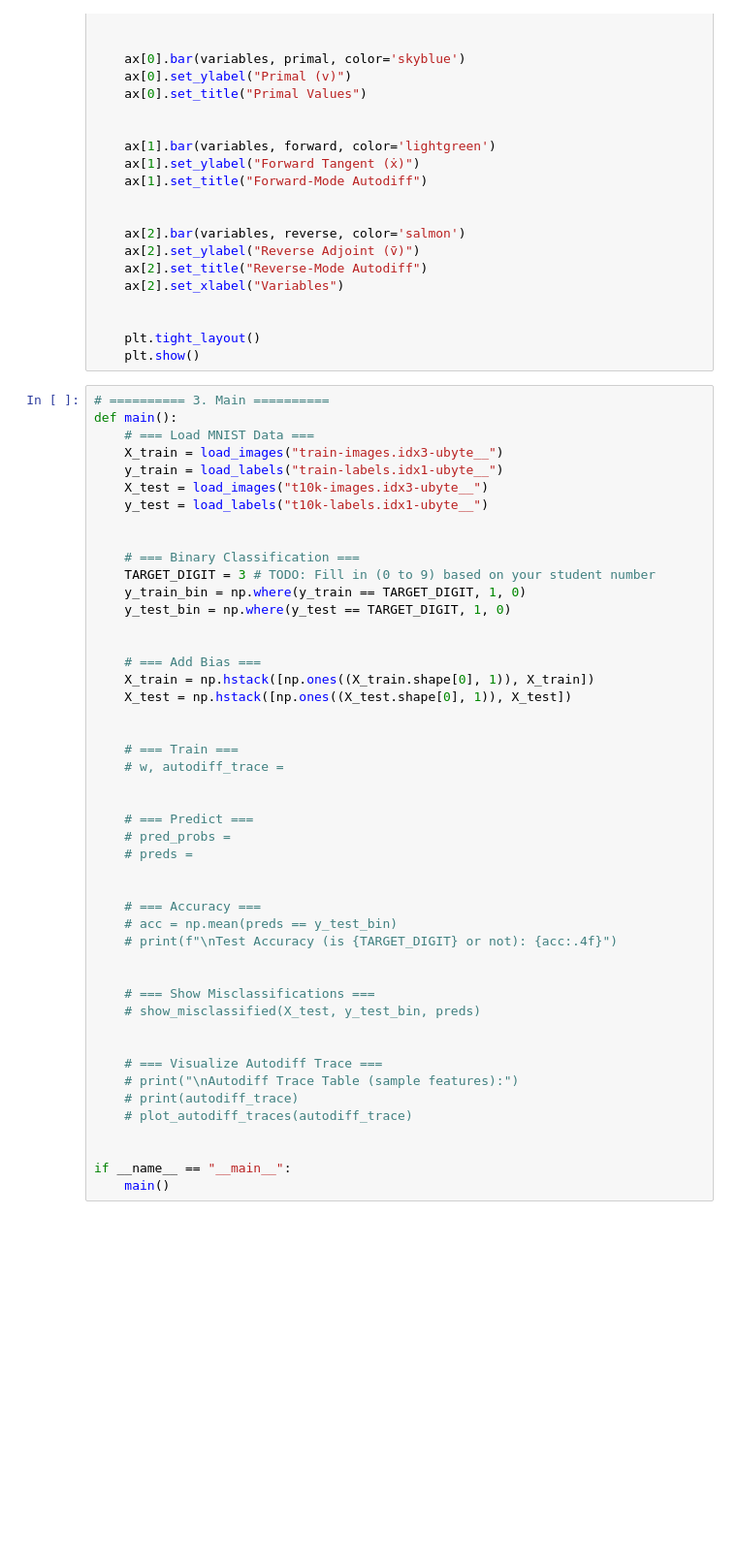
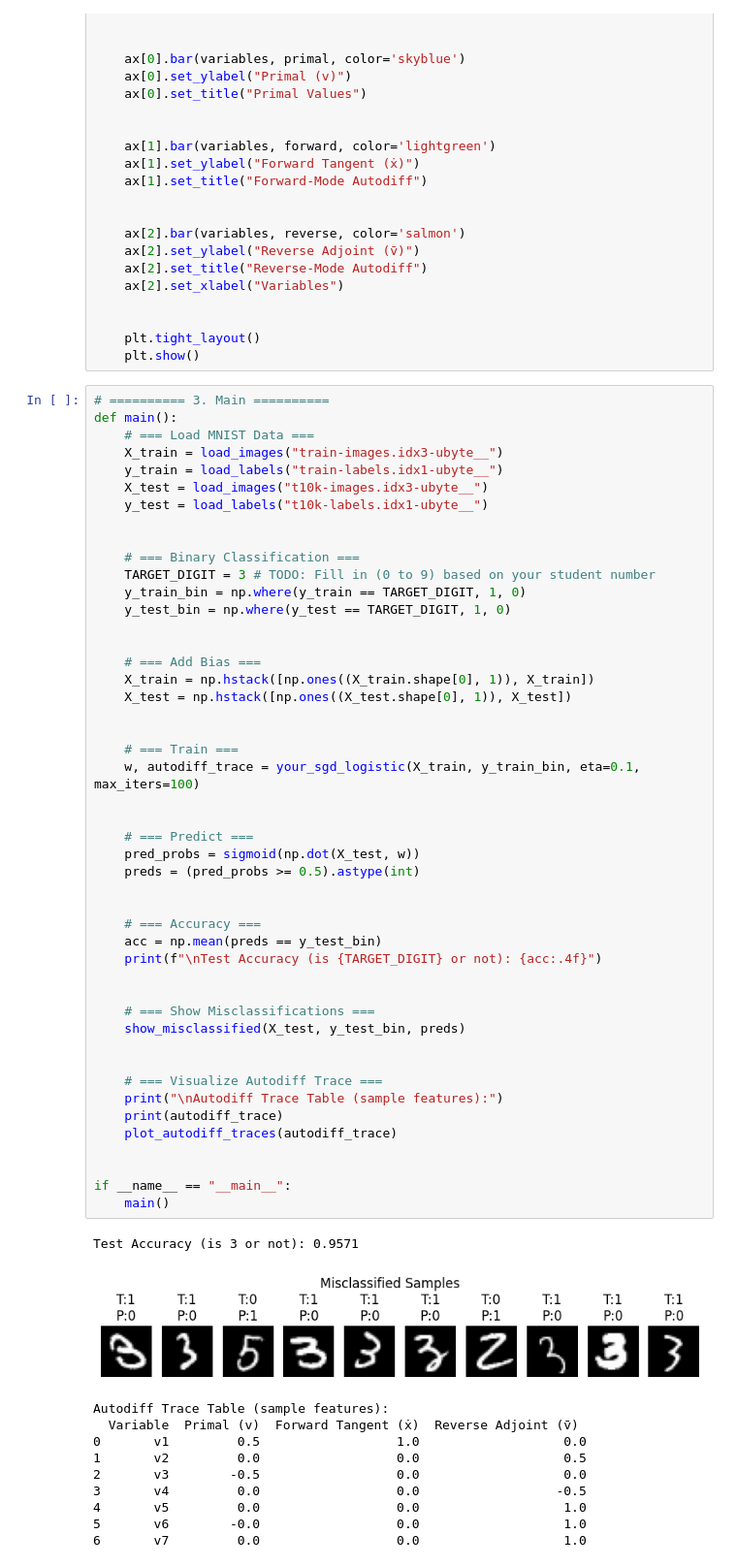
Before and after one commit to Vincent-Lien/NYCU_ML_2025, a Jupyter notebook: HW2/3. Backpropagation/Backpropagation.ipynb, the cells around one changed output. Shown at 97% size. Cells and saved outputs as stored; diff of their text form; blank space fills up the shorter version.

```diff
--- a/HW2/3. Backpropagation/Backpropagation.ipynb
+++ b/HW2/3. Backpropagation/Backpropagation.ipynb
@@ -109,39 +160,51 @@ def main():
 
 
     # === Binary Classification ===
     TARGET_DIGIT = 3 # TODO: Fill in (0 to 9) based on your student number
     y_train_bin = np.where(y_train == TARGET_DIGIT, 1, 0)
     y_test_bin = np.where(y_test == TARGET_DIGIT, 1, 0)
 
 
     # === Add Bias ===
     X_train = np.hstack([np.ones((X_train.shape[0], 1)), X_train])
     X_test = np.hstack([np.ones((X_test.shape[0], 1)), X_test])
 
 
     # === Train ===
-    # w, autodiff_trace =
+    w, autodiff_trace = your_sgd_logistic(X_train, y_train_bin, eta=0.1, max_iters=100)
 
 
     # === Predict ===
-    # pred_probs =
-    # preds =
+    pred_probs = sigmoid(np.dot(X_test, w))
+    preds = (pred_probs >= 0.5).astype(int)
 
 
     # === Accuracy ===
-    # acc = np.mean(preds == y_test_bin)
-    # print(f"\nTest Accuracy (is {TARGET_DIGIT} or not): {acc:.4f}")
+    acc = np.mean(preds == y_test_bin)
+    print(f"\nTest Accuracy (is {TARGET_DIGIT} or not): {acc:.4f}")
 
 
     # === Show Misclassifications ===
-    # show_misclassified(X_test, y_test_bin, preds)
+    show_misclassified(X_test, y_test_bin, preds)
 
 
     # === Visualize Autodiff Trace ===
-    # print("\nAutodiff Trace Table (sample features):")
-    # print(autodiff_trace)
-    # plot_autodiff_traces(autodiff_trace)
+    print("\nAutodiff Trace Table (sample features):")
+    print(autodiff_trace)
+    plot_autodiff_traces(autodiff_trace)
 
 
 if __name__ == "__main__":
     main()
+# %% [output]
+Test Accuracy (is 3 or not): 0.9571
+[figure, added]
+Autodiff Trace Table (sample features):
+  Variable  Primal (v)  Forward Tangent (ẋ)  Reverse Adjoint (v̄)
+0       v1         0.5                  1.0                   0.0
+1       v2         0.0                  0.0                   0.5
+2       v3        -0.5                  0.0                   0.0
+3       v4         0.0                  0.0                  -0.5
+4       v5         0.0                  0.0                   1.0
+5       v6        -0.0                  0.0                   1.0
+6       v7         0.0                  0.0                   1.0
```
Also changed, not shown: parts of 4 cells of this notebook, 1 other file.
